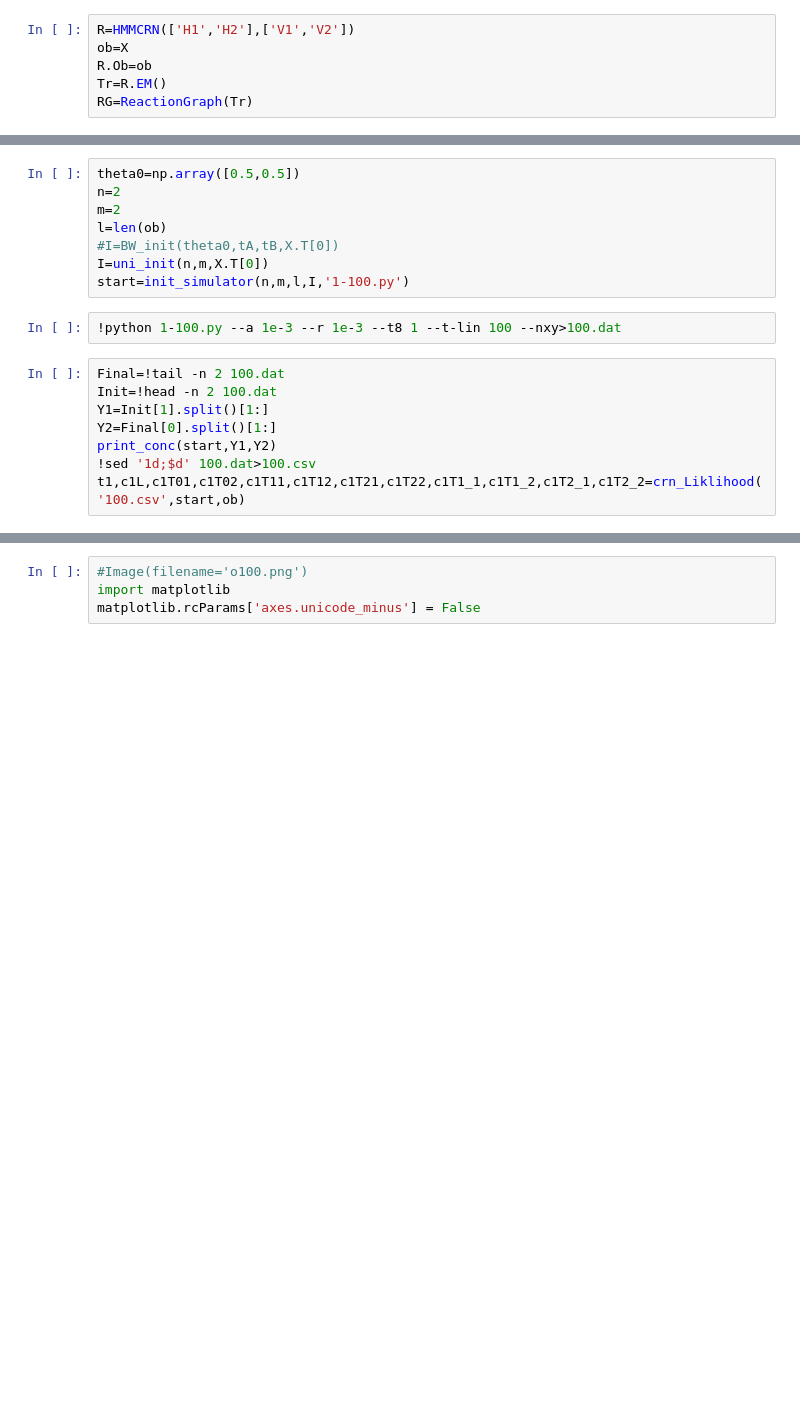
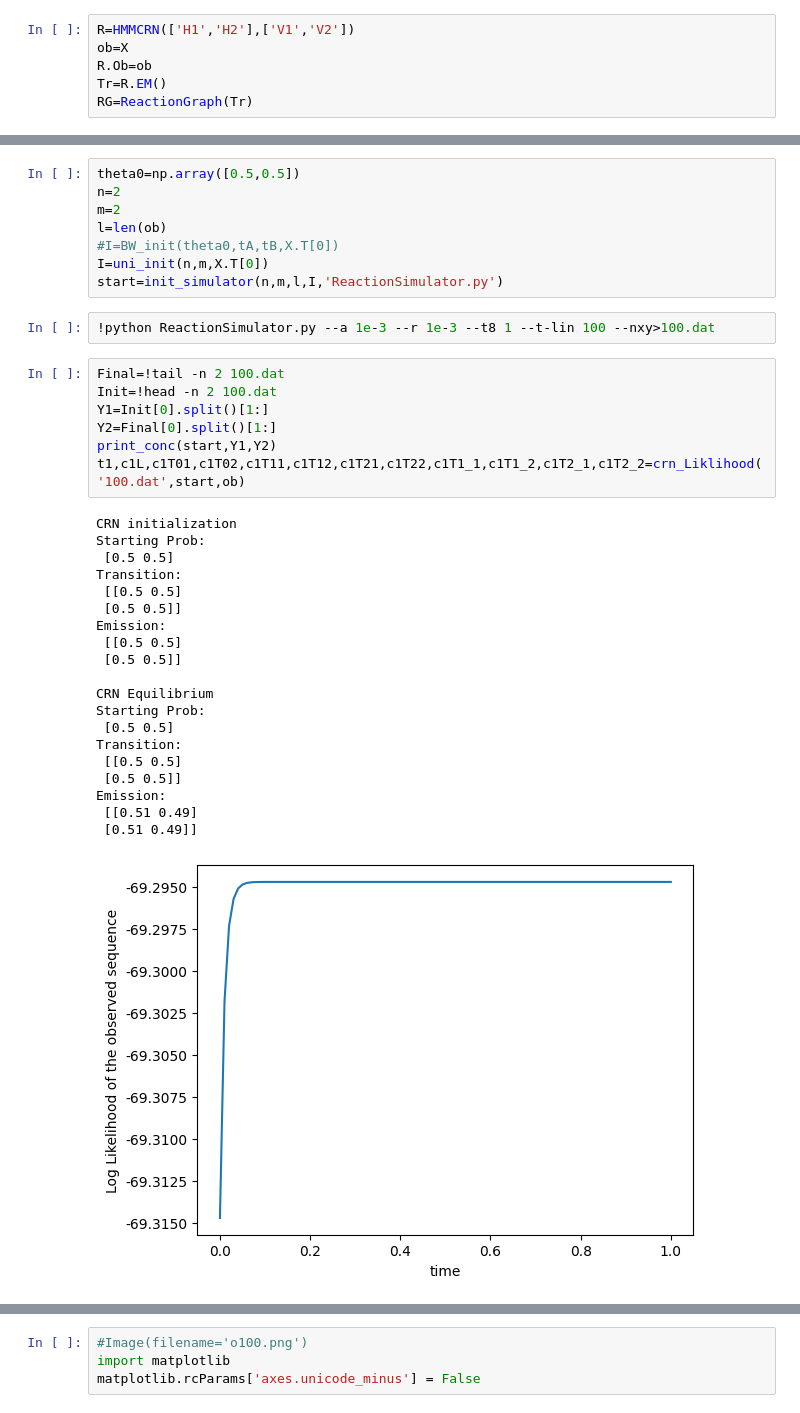
Before and after one commit to GeekyPeas/Chemical-Baum-Welch-Algorithm, a Jupyter notebook: 2_Python_II/Main.ipynb, the cells around one changed output, grey strips where cells are left out. Drawn from its saved outputs; the diff is of its cells as text; blank space fills up the shorter version.

```diff
--- a/2_Python_II/Main.ipynb
+++ b/2_Python_II/Main.ipynb
@@ -159,14 +159,34 @@ m=2
 l=len(ob)
 #I=BW_init(theta0,tA,tB,X.T[0])
 I=uni_init(n,m,X.T[0])
-start=init_simulator(n,m,l,I,'1-100.py')
+start=init_simulator(n,m,l,I,'ReactionSimulator.py')
 # %%
-!python 1-100.py --a 1e-3 --r 1e-3 --t8 1 --t-lin 100 --nxy>100.dat
+!python ReactionSimulator.py --a 1e-3 --r 1e-3 --t8 1 --t-lin 100 --nxy>100.dat
 # %%
 Final=!tail -n 2 100.dat
 Init=!head -n 2 100.dat
-Y1=Init[1].split()[1:]
+Y1=Init[0].split()[1:]
 Y2=Final[0].split()[1:]
 print_conc(start,Y1,Y2)
-!sed '1d;$d' 100.dat>100.csv
-t1,c1L,c1T01,c1T02,c1T11,c1T12,c1T21,c1T22,c1T1_1,c1T1_2,c1T2_1,c1T2_2=crn_Liklihood('100.csv',start,ob)
+t1,c1L,c1T01,c1T02,c1T11,c1T12,c1T21,c1T22,c1T1_1,c1T1_2,c1T2_1,c1T2_2=crn_Liklihood('100.dat',start,ob)
+# %% [output]
+CRN initialization
+Starting Prob:
+ [0.5 0.5]
+Transition:
+ [[0.5 0.5]
+ [0.5 0.5]]
+Emission:
+ [[0.5 0.5]
+ [0.5 0.5]]
+
+CRN Equilibrium
+Starting Prob:
+ [0.5 0.5]
+Transition:
+ [[0.5 0.5]
+ [0.5 0.5]]
+Emission:
+ [[0.51 0.49]
+ [0.51 0.49]]
+[figure, added]
```
Also changed, not shown: parts of 17 cells of this notebook.
